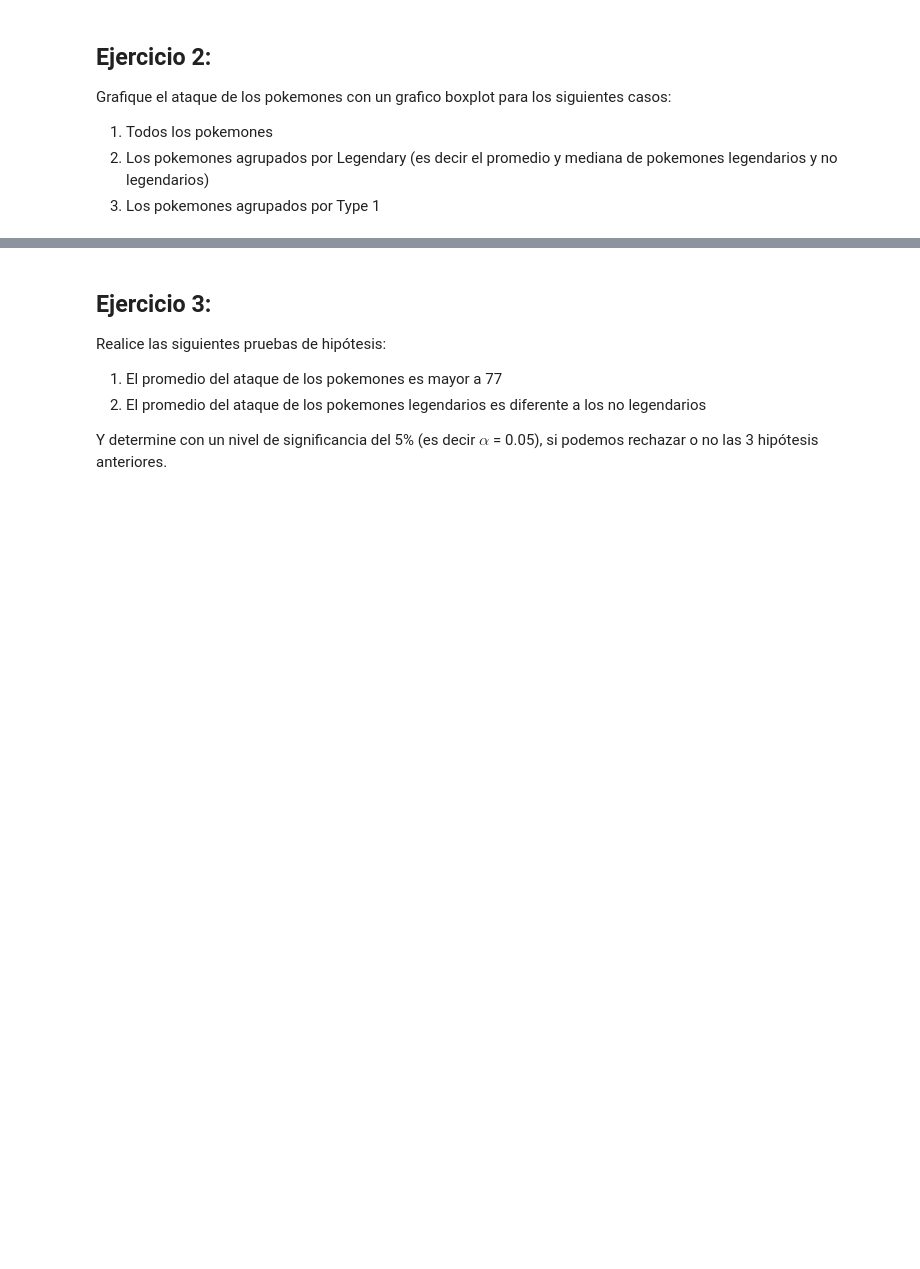
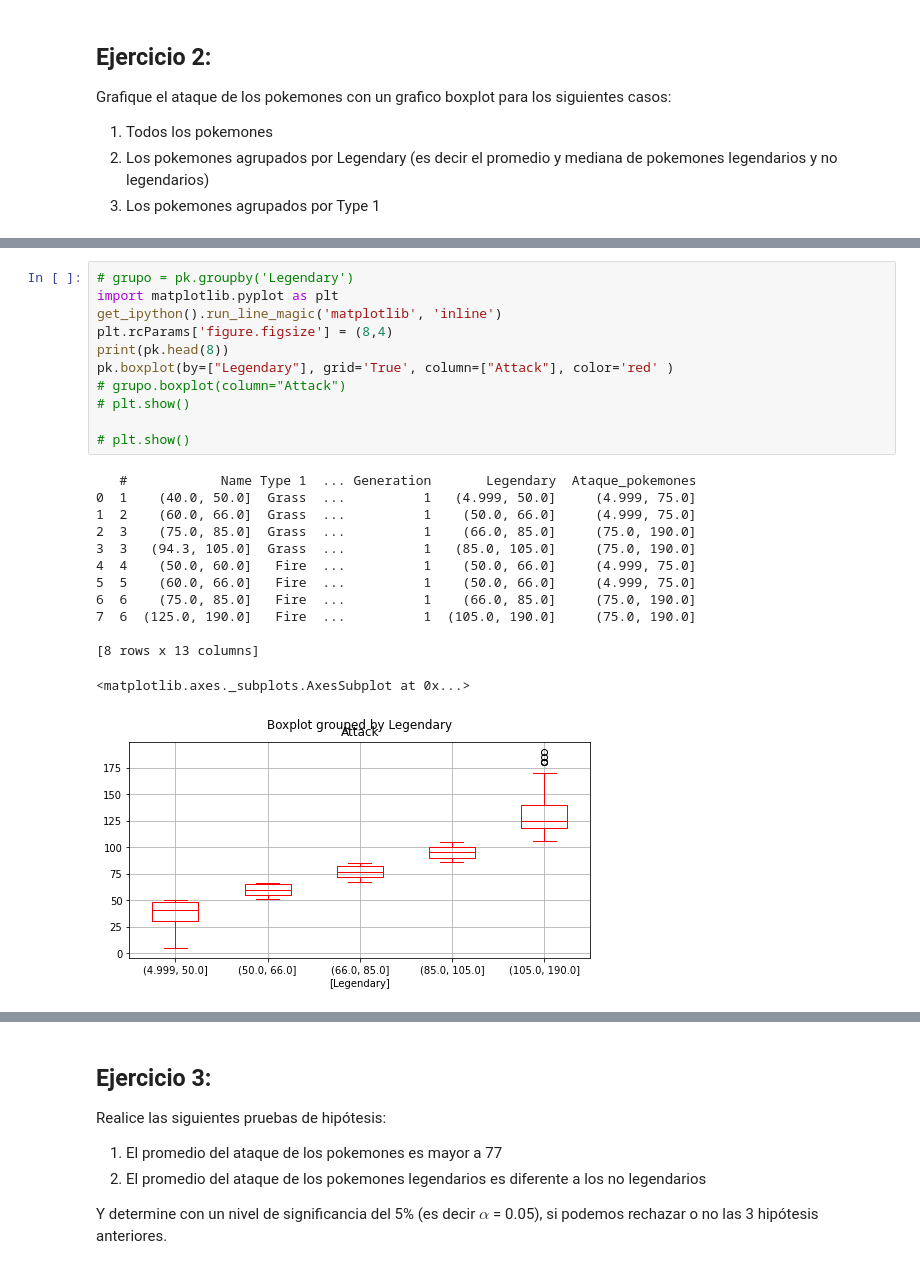
Before and after one commit to AngieCat26/MujeresDigitales, a Jupyter notebook: Taller_semana_5.ipynb, the cells around one changed output, grey strips where cells are left out. Drawn from its saved outputs; the diff is of its cells as text; blank space fills up the shorter version.

```diff
--- a/Taller_semana_5.ipynb
+++ b/Taller_semana_5.ipynb
@@ -71,0 +109,25 @@ sb.boxplot(x=pk["Name"], y=pk["Attack"])
+# %%
+# grupo = pk.groupby('Legendary')
+import matplotlib.pyplot as plt
+get_ipython().run_line_magic('matplotlib', 'inline')
+plt.rcParams['figure.figsize'] = (8,4)
+print(pk.head(8))
+pk.boxplot(by=["Legendary"], grid='True', column=["Attack"], color='red' )
+# grupo.boxplot(column="Attack")
+# plt.show()
+
+# plt.show()
+# %% [output]
+   #            Name Type 1  ... Generation       Legendary  Ataque_pokemones
+0  1    (40.0, 50.0]  Grass  ...          1   (4.999, 50.0]     (4.999, 75.0]
+1  2    (60.0, 66.0]  Grass  ...          1    (50.0, 66.0]     (4.999, 75.0]
+2  3    (75.0, 85.0]  Grass  ...          1    (66.0, 85.0]     (75.0, 190.0]
+3  3   (94.3, 105.0]  Grass  ...          1   (85.0, 105.0]     (75.0, 190.0]
+4  4    (50.0, 60.0]   Fire  ...          1    (50.0, 66.0]     (4.999, 75.0]
+5  5    (60.0, 66.0]   Fire  ...          1    (50.0, 66.0]     (4.999, 75.0]
+6  6    (75.0, 85.0]   Fire  ...          1    (66.0, 85.0]     (75.0, 190.0]
+7  6  (125.0, 190.0]   Fire  ...          1  (105.0, 190.0]     (75.0, 190.0]
+
+[8 rows x 13 columns]
+<matplotlib.axes._subplots.AxesSubplot at 0x...>
+[figure, added]
```
Also changed, not shown: parts of 5 cells of this notebook.
